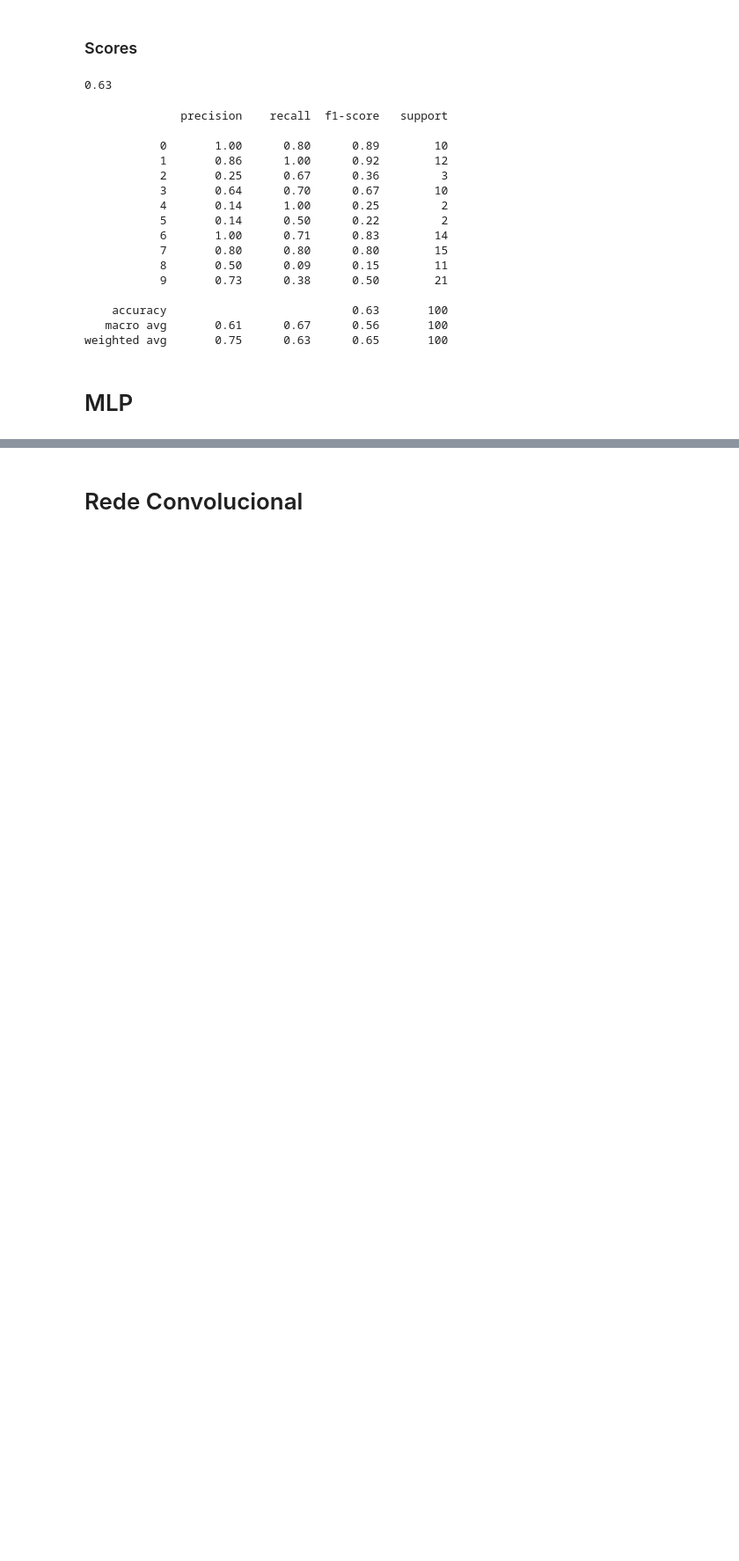
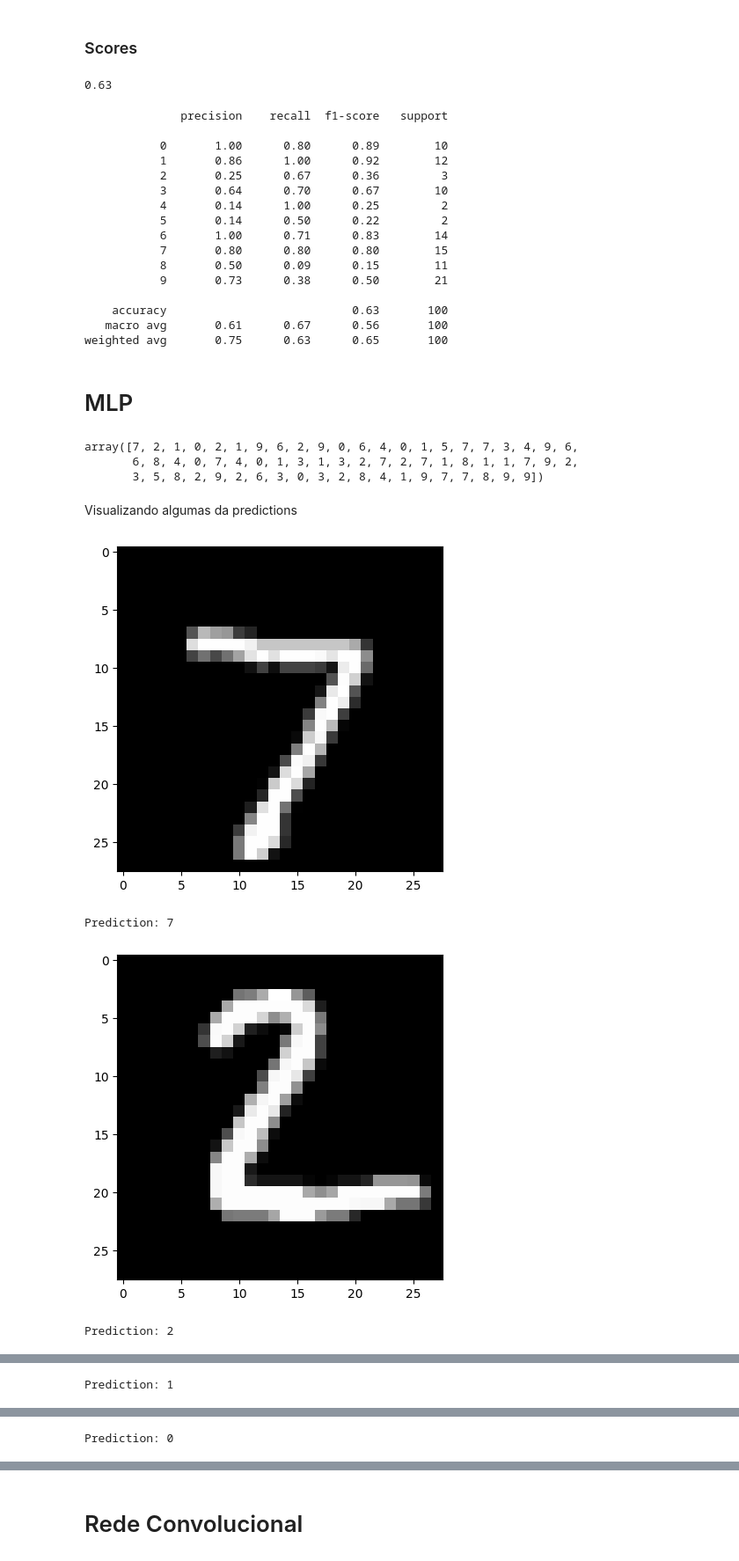
Before and after one commit to annaluizacaraciolo/DeepLearning2023, a Jupyter notebook: ListaPraticaMLPConv.ipynb, the cells around one changed output, grey strips where cells are left out. Shown: that part at 88% size. Saved outputs shown, nothing was run; the diff lists cells and outputs as text; code cells hidden in the pictures; blank space fills up the shorter version.

```diff
--- a/ListaPraticaMLPConv.ipynb
+++ b/ListaPraticaMLPConv.ipynb
@@ -162,3 +158,30 @@ print(classification_report(y_pred, test_labels))
 weighted avg       0.75      0.63      0.65       100
 # %% [markdown]
 # MLP
+# %%
+from sklearn.neural_network import MLPClassifier
+
+clf_mlp = MLPClassifier(random_state=1, max_iter=300).fit(x_train, train_labels)
+# %%
+predictions = clf_mlp.predict(x_test)
+predictions
+# %% [output]
+array([7, 2, 1, 0, 2, 1, 9, 6, 2, 9, 0, 6, 4, 0, 1, 5, 7, 7, 3, 4, 9, 6,
+       6, 8, 4, 0, 7, 4, 0, 1, 3, 1, 3, 2, 7, 2, 7, 1, 8, 1, 1, 7, 9, 2,
+       3, 5, 8, 2, 9, 2, 6, 3, 0, 3, 2, 8, 4, 1, 9, 7, 7, 8, 9, 9])
+# %% [markdown]
+Visualizando algumas da predictions
+# %%
+for i in range(len(predictions)):
+  img = test_features[i].squeeze()
+  label = predictions[i]
+  plt.imshow(img, cmap="gray")
+  plt.show()
+  print(f"Prediction: {label}")
+
+  if i == 3: break
+# %% [output]
+[figure, added]
+Prediction: 7
+[figure, added]
+Prediction: 2
@@ -164,0 +189 @@ weighted avg       0.75      0.63      0.65       100
+Prediction: 1
@@ -164,0 +191 @@ weighted avg       0.75      0.63      0.65       100
+Prediction: 0
```
Also changed, not shown: parts of 10 cells of this notebook.
